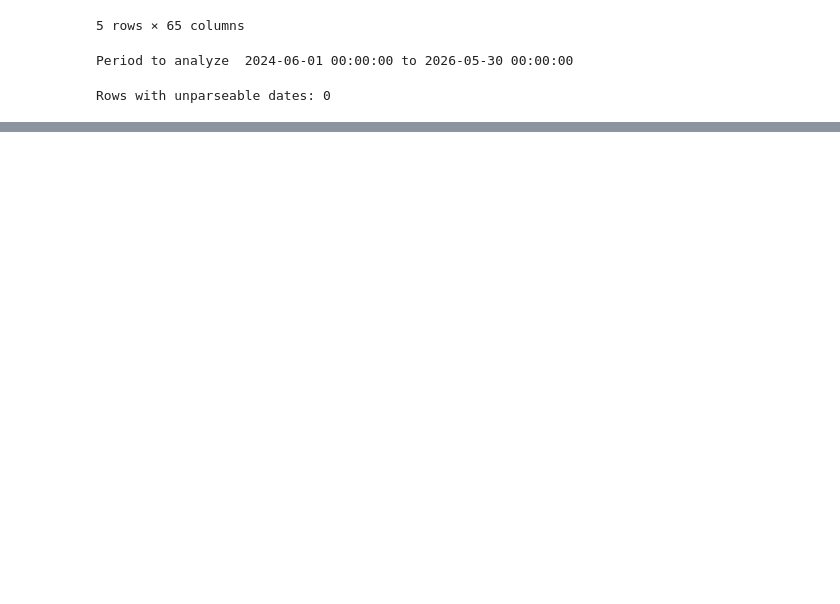
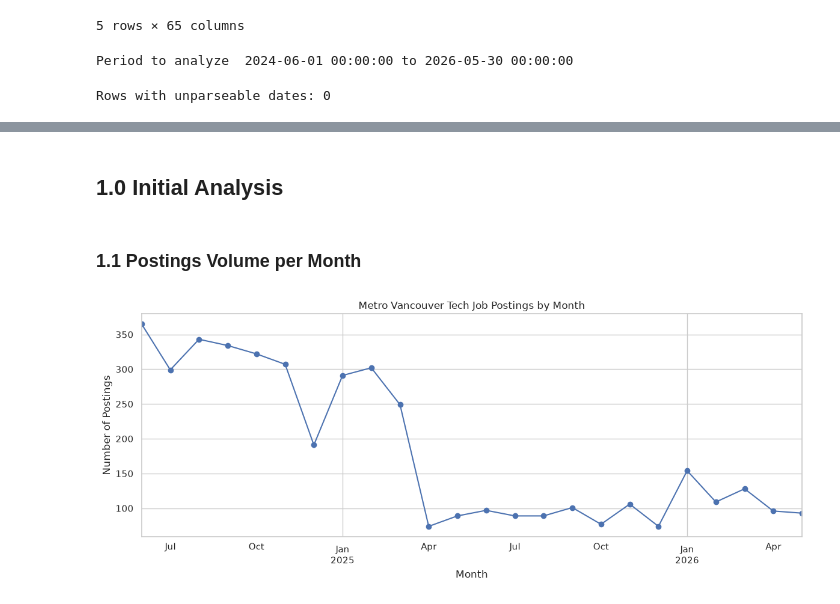
Before and after one commit to RochaDA/vancouver-tech-job-market, a Jupyter notebook: notebooks/01_eda.ipynb, the cells around one changed output, grey strips where cells are left out. Saved outputs shown, nothing was run; the diff lists cells and outputs as text; code cells hidden in the pictures; blank space fills up the shorter version.

Commit message:
feat(eda): analyze postings volume trends by month and NOC code

```diff
--- a/notebooks/01_eda.ipynb
+++ b/notebooks/01_eda.ipynb
@@ -79,0 +91,2 @@ Rows with unparseable dates: 0
+# %%
+df_eda = df[working_cols].copy()
@@ -79,0 +102,16 @@ Rows with unparseable dates: 0
+# %% [markdown]
+## 1.0 Initial Analysis
+# %% [markdown]
+### 1.1 Postings Volume per Month
+# %%
+monthly_counts = (df_eda.set_index("First Posting Date").resample("MS").size())
+# %%
+fig, ax = plt.subplots(figsize=(12,5))
+monthly_counts.plot(ax=ax, marker="o")
+ax.set_title("Metro Vancouver Tech Job Postings by Month")
+ax.set_xlabel("Month")
+ax.set_ylabel("Number of Postings")
+plt.tight_layout()
+plt.show()
+# %% [output]
+[figure, added]
```
Also changed, not shown: parts of 29 cells of this notebook.
